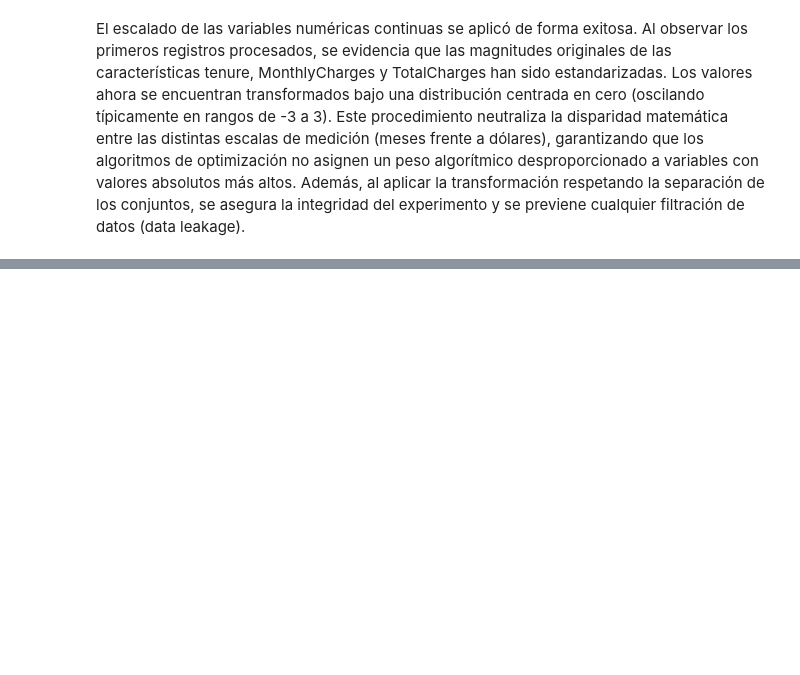
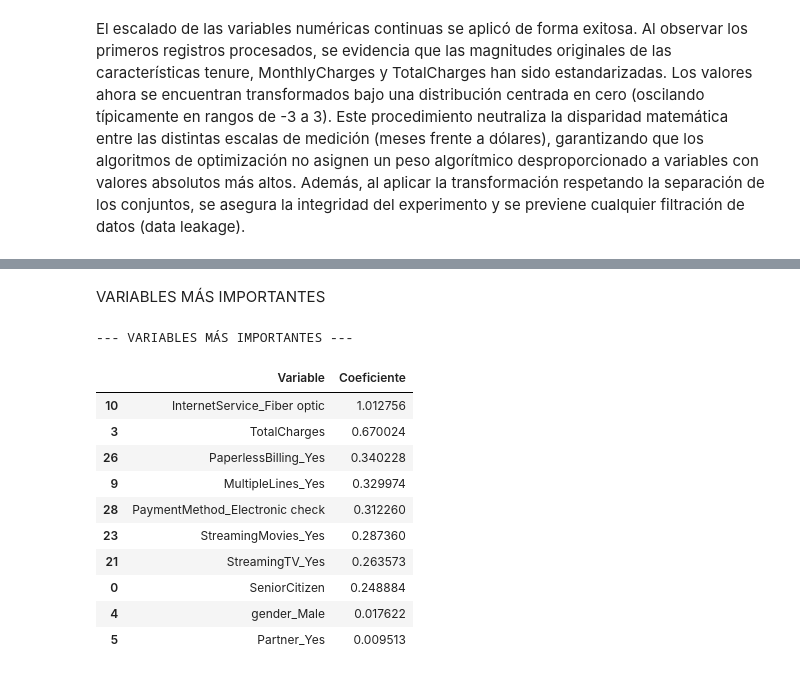
Before and after one commit to Renato416/Evaluaci-n_Parcial_2, a Jupyter notebook: Notebooks/churn_analysis.ipynb, the cells around one changed output, grey strips where cells are left out. Saved outputs shown, nothing was run; the diff lists cells and outputs as text; code cells hidden in the pictures; blank space fills up the shorter version.

```diff
--- a/Notebooks/churn_analysis.ipynb
+++ b/Notebooks/churn_analysis.ipynb
@@ -463,0 +539,29 @@ El escalado de las variables numéricas continuas se aplicó de forma exitosa. A
+# %% [markdown]
+VARIABLES MÁS IMPORTANTES
+# %%
+importance = pd.DataFrame({
+    "Variable": X.columns,
+    "Coeficiente": model.coef_[0]
+})
+
+# Ordenar por importancia
+importance = importance.sort_values(
+    by="Coeficiente",
+    ascending=False
+)
+
+print("\n--- VARIABLES MÁS IMPORTANTES ---")
+display(importance.head(10))
+# %% [output]
+--- VARIABLES MÁS IMPORTANTES ---
+|  | Variable | Coeficiente |
+| 10 | InternetService_Fiber optic | 1.012756 |
+| 3 | TotalCharges | 0.670024 |
+| 26 | PaperlessBilling_Yes | 0.340228 |
+| 9 | MultipleLines_Yes | 0.329974 |
+| 28 | PaymentMethod_Electronic check | 0.312260 |
+| 23 | StreamingMovies_Yes | 0.287360 |
+| 21 | StreamingTV_Yes | 0.263573 |
+| 0 | SeniorCitizen | 0.248884 |
+| 4 | gender_Male | 0.017622 |
+| 5 | Partner_Yes | 0.009513 |
```
Also changed, not shown: parts of 12 cells of this notebook.
